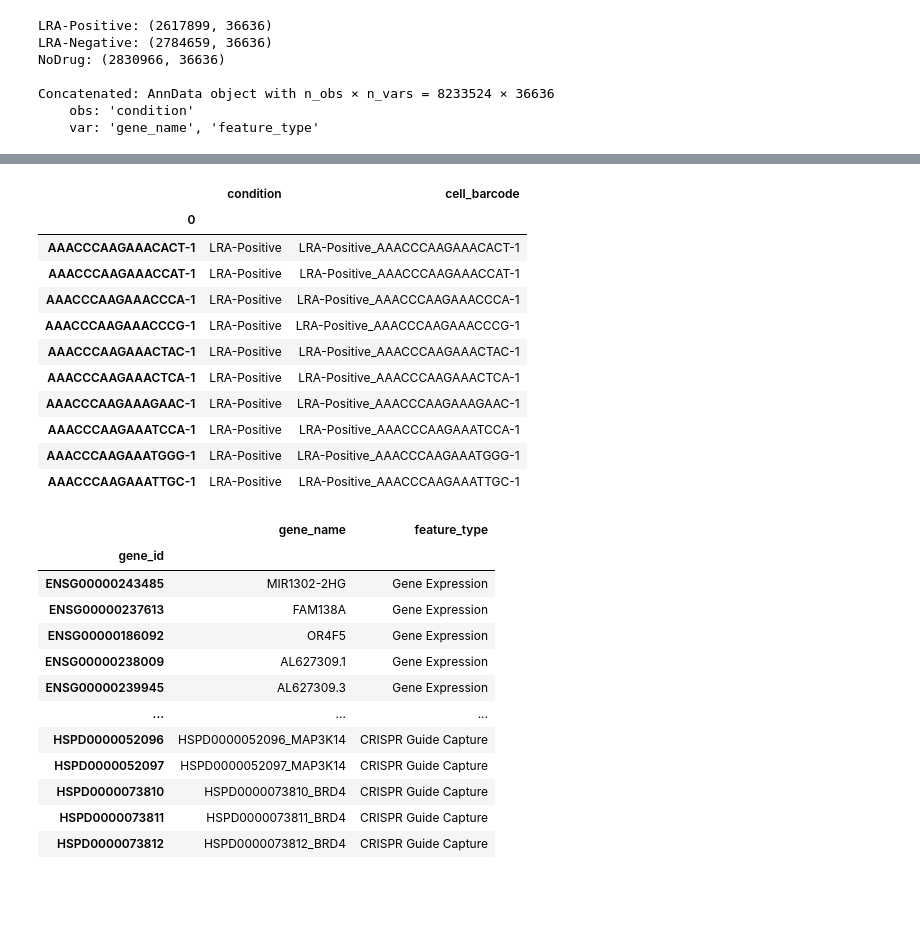
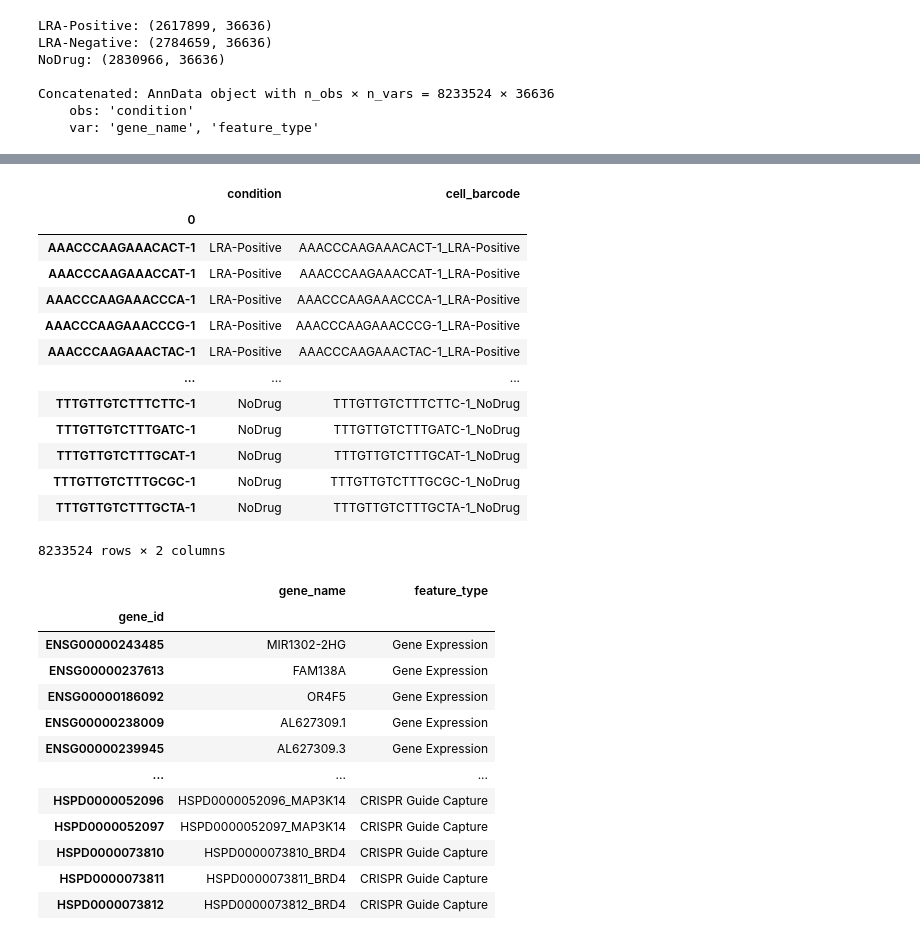
Before and after one commit to EMBL-EBI-ABC/PerturbationCatalogue, a Jupyter notebook: data_exploration/Perturbseq/curation_notebooks/song_2025_jurkat_hiv.ipynb, the cells around one changed output, grey strips where cells are left out. Saved outputs shown, nothing was run; the diff lists cells and outputs as text; code cells hidden in the pictures; blank space fills up the shorter version.

```diff
--- a/data_exploration/Perturbseq/curation_notebooks/song_2025_jurkat_hiv.ipynb
+++ b/data_exploration/Perturbseq/curation_notebooks/song_2025_jurkat_hiv.ipynb
@@ -93,18 +112,20 @@ adata.obs['cell_barcode'] = adata.obs['condition'].astype(str) + '_' + adata.obs
-# %%
-adata.obs.head(10)
-# %% [output]
-|  | condition | cell_barcode |
-| 0 |  |  |
-| AAACCCAAGAAACACT-1 | LRA-Positive | LRA-Positive_AAACCCAAGAAACACT-1 |
-| AAACCCAAGAAACCAT-1 | LRA-Positive | LRA-Positive_AAACCCAAGAAACCAT-1 |
-| AAACCCAAGAAACCCA-1 | LRA-Positive | LRA-Positive_AAACCCAAGAAACCCA-1 |
-| AAACCCAAGAAACCCG-1 | LRA-Positive | LRA-Positive_AAACCCAAGAAACCCG-1 |
-| AAACCCAAGAAACTAC-1 | LRA-Positive | LRA-Positive_AAACCCAAGAAACTAC-1 |
-| AAACCCAAGAAACTCA-1 | LRA-Positive | LRA-Positive_AAACCCAAGAAACTCA-1 |
-| AAACCCAAGAAAGAAC-1 | LRA-Positive | LRA-Positive_AAACCCAAGAAAGAAC-1 |
-| AAACCCAAGAAATCCA-1 | LRA-Positive | LRA-Positive_AAACCCAAGAAATCCA-1 |
-| AAACCCAAGAAATGGG-1 | LRA-Positive | LRA-Positive_AAACCCAAGAAATGGG-1 |
-| AAACCCAAGAAATTGC-1 | LRA-Positive | LRA-Positive_AAACCCAAGAAATTGC-1 |
+# %%
+adata.obs
+# %% [output]
+|  | condition | cell_barcode |
+| 0 |  |  |
+| AAACCCAAGAAACACT-1 | LRA-Positive | AAACCCAAGAAACACT-1_LRA-Positive |
+| AAACCCAAGAAACCAT-1 | LRA-Positive | AAACCCAAGAAACCAT-1_LRA-Positive |
+| AAACCCAAGAAACCCA-1 | LRA-Positive | AAACCCAAGAAACCCA-1_LRA-Positive |
+| AAACCCAAGAAACCCG-1 | LRA-Positive | AAACCCAAGAAACCCG-1_LRA-Positive |
+| AAACCCAAGAAACTAC-1 | LRA-Positive | AAACCCAAGAAACTAC-1_LRA-Positive |
+| ... | ... | ... |
+| TTTGTTGTCTTTCTTC-1 | NoDrug | TTTGTTGTCTTTCTTC-1_NoDrug |
+| TTTGTTGTCTTTGATC-1 | NoDrug | TTTGTTGTCTTTGATC-1_NoDrug |
+| TTTGTTGTCTTTGCAT-1 | NoDrug | TTTGTTGTCTTTGCAT-1_NoDrug |
+| TTTGTTGTCTTTGCGC-1 | NoDrug | TTTGTTGTCTTTGCGC-1_NoDrug |
+| TTTGTTGTCTTTGCTA-1 | NoDrug | TTTGTTGTCTTTGCTA-1_NoDrug |
+8233524 rows × 2 columns
 # %%
 adata.var
 # %% [output]
```
Also changed, not shown: parts of 12 cells of this notebook.
